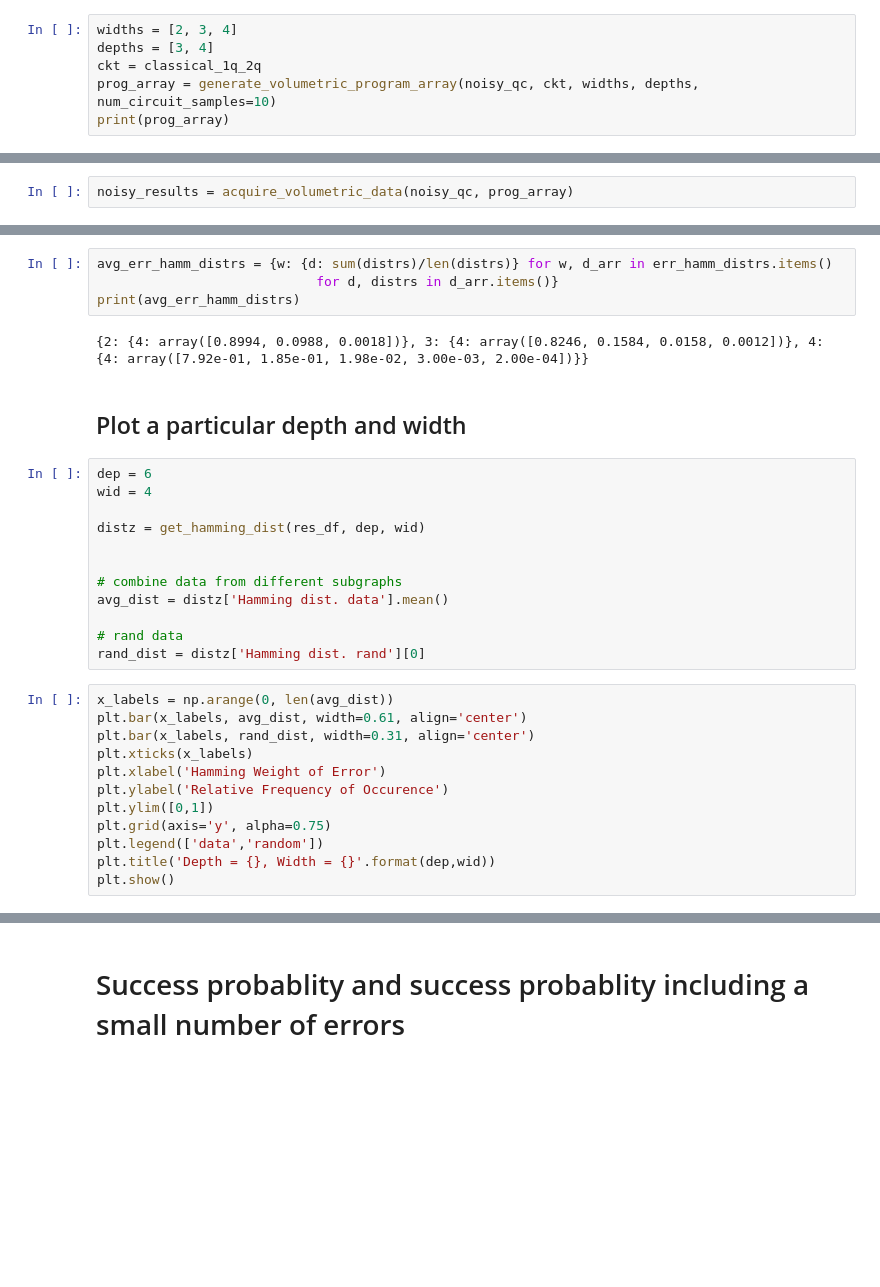
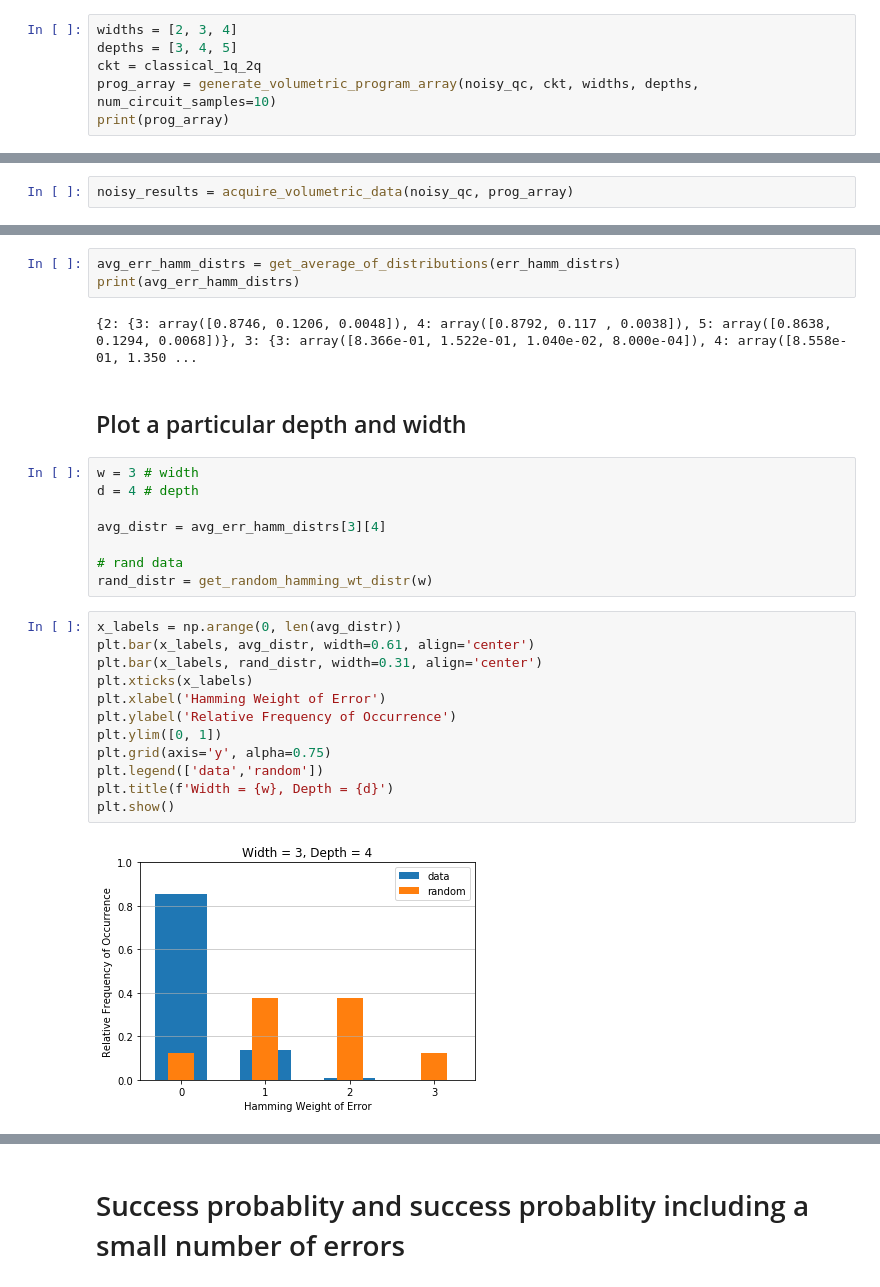
Before and after one commit to rigetti/forest-benchmarking, a Jupyter notebook: examples/volumetrics.ipynb, the cells around one changed output, grey strips where cells are left out. Drawn from its saved outputs; the diff is of its cells as text; blank space fills up the shorter version.

Commit message:
Add some helper method support, including for plotting.

```diff
--- a/examples/volumetrics.ipynb
+++ b/examples/volumetrics.ipynb
@@ -319,7 +322,7 @@ RZ(0.10327658195147739) 4
 ## Acquire data for ranges of (width, depth)
 # %%
 widths = [2, 3, 4]
-depths = [3, 4]
+depths = [3, 4, 5]
 ckt = classical_1q_2q
 prog_array = generate_volumetric_program_array(noisy_qc, ckt, widths, depths, num_circuit_samples=10)
 print(prog_array)
@@ -340,32 +343,29 @@ print(err_hamm_distrs)
-# %%
-avg_err_hamm_distrs = {w: {d: sum(distrs)/len(distrs)} for w, d_arr in err_hamm_distrs.items()
-                            for d, distrs in d_arr.items()}
-print(avg_err_hamm_distrs)
-# %% [output]
-{2: {4: array([0.8994, 0.0988, 0.0018])}, 3: {4: array([0.8246, 0.1584, 0.0158, 0.0012])}, 4: {4: array([7.92e-01, 1.85e-01, 1.98e-02, 3.00e-03, 2.00e-04])}}
+# %%
+avg_err_hamm_distrs = get_average_of_distributions(err_hamm_distrs)
+print(avg_err_hamm_distrs)
+# %% [output]
+{2: {3: array([0.8746, 0.1206, 0.0048]), 4: array([0.8792, 0.117 , 0.0038]), 5: array([0.8638, 0.1294, 0.0068])}, 3: {3: array([8.366e-01, 1.522e-01, 1.040e-02, 8.000e-04]), 4: array([8.558e-01, 1.350 ...
 # %% [markdown]
 ## Plot a particular depth and width
-# %%
-dep = 6
-wid = 4
-
-distz = get_hamming_dist(res_df, dep, wid)
-
-
-# combine data from different subgraphs
-avg_dist = distz['Hamming dist. data'].mean()
-
-# rand data
-rand_dist = distz['Hamming dist. rand'][0]
+# %%
+w = 3 # width
+d = 4 # depth
+
+avg_distr = avg_err_hamm_distrs[3][4]
+
+# rand data
+rand_distr = get_random_hamming_wt_distr(w)
 # %%
-x_labels = np.arange(0, len(avg_dist))
-plt.bar(x_labels, avg_dist, width=0.61, align='center')
-plt.bar(x_labels, rand_dist, width=0.31, align='center')
+x_labels = np.arange(0, len(avg_distr))
+plt.bar(x_labels, avg_distr, width=0.61, align='center')
+plt.bar(x_labels, rand_distr, width=0.31, align='center')
 plt.xticks(x_labels)
 plt.xlabel('Hamming Weight of Error')
-plt.ylabel('Relative Frequency of Occurence')
-plt.ylim([0,1])
+plt.ylabel('Relative Frequency of Occurrence')
+plt.ylim([0, 1])
 plt.grid(axis='y', alpha=0.75)
 plt.legend(['data','random'])
-plt.title('Depth = {}, Width = {}'.format(dep,wid))
+plt.title(f'Width = {w}, Depth = {d}')
 plt.show()
+# %% [output]
+[figure, added]
```
Also changed, not shown: parts of 27 cells of this notebook, 1 other file.
